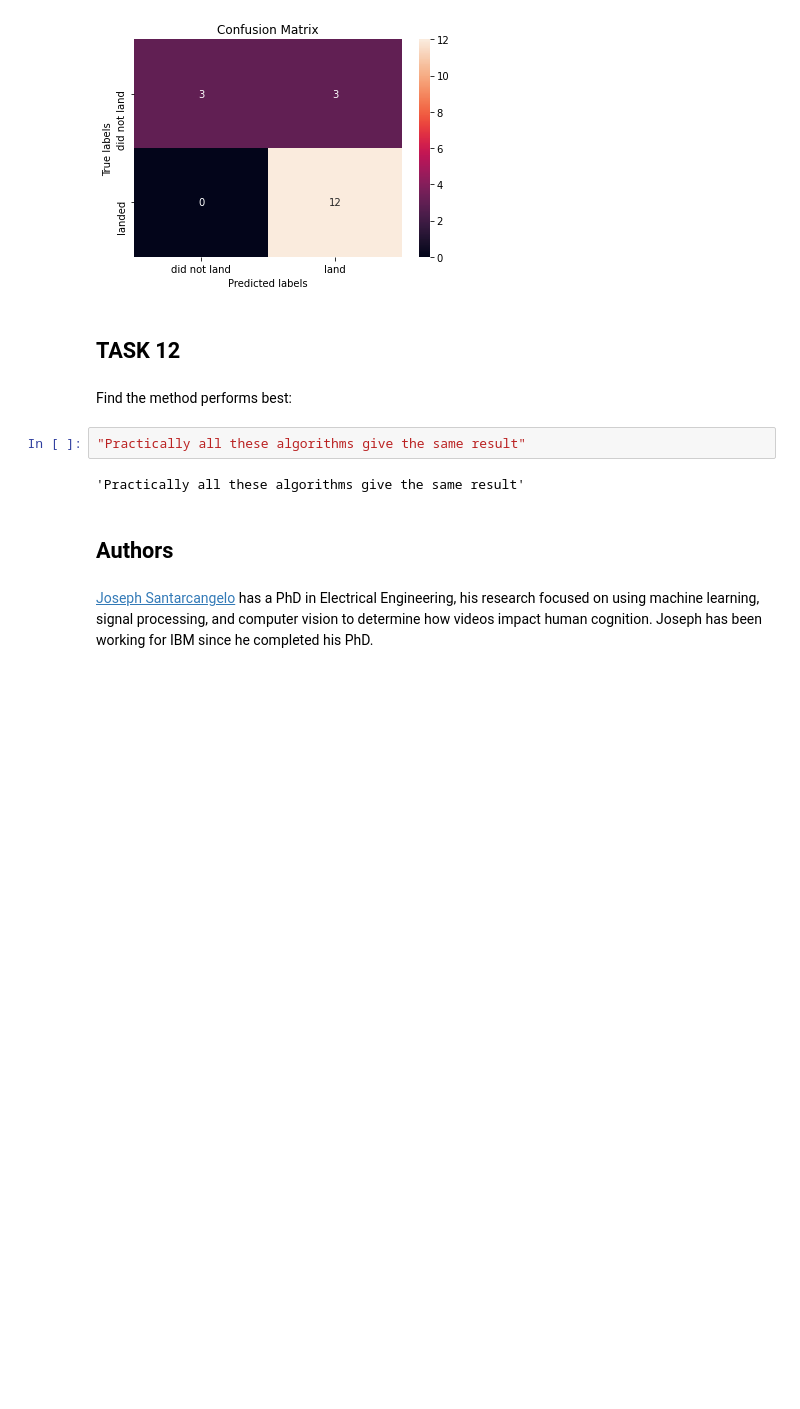
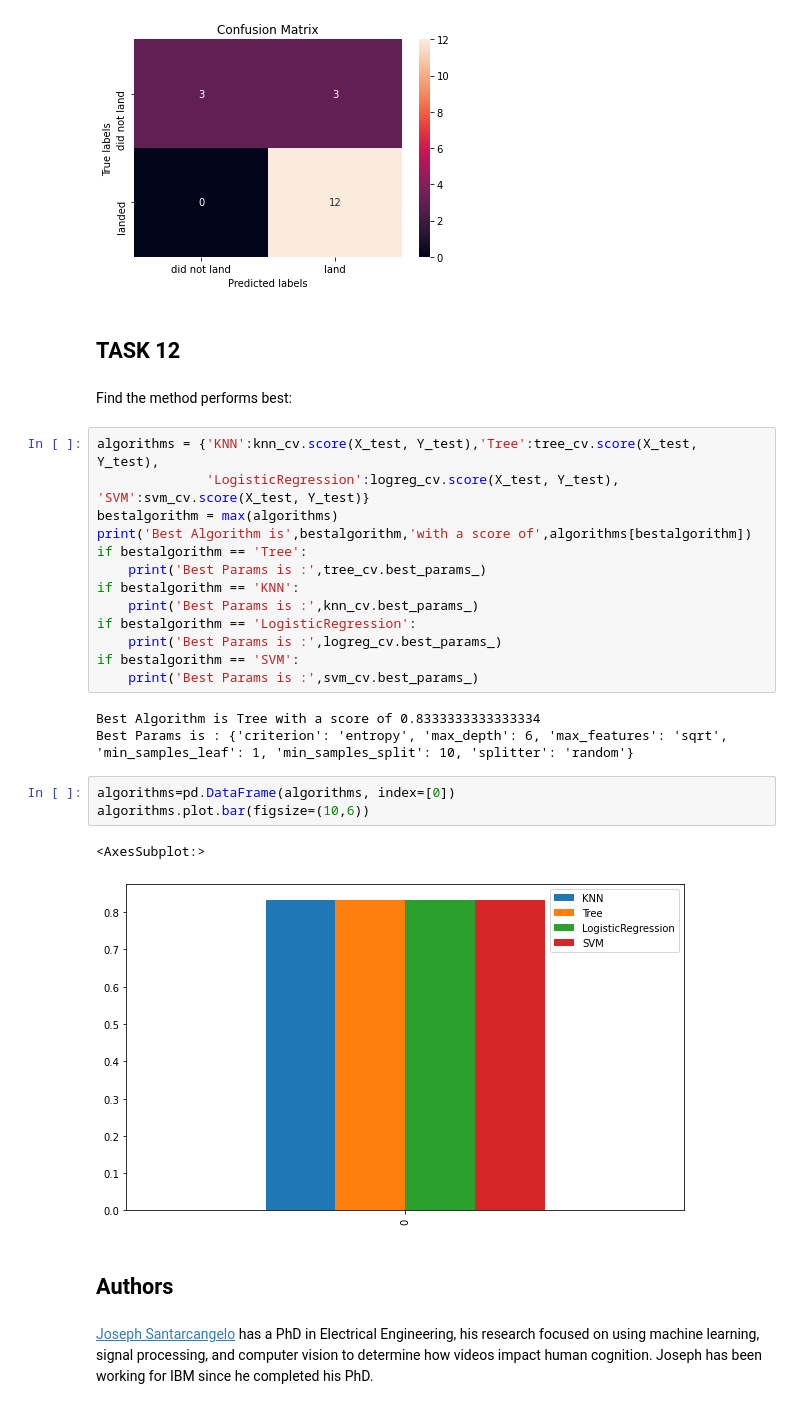
Before and after one commit to uzinminthant/final-project, a Jupyter notebook: ML prediction.ipynb, the cells around one changed output. Cells and saved outputs as stored; diff of their text form; blank space fills up the shorter version.

```diff
--- a/ML prediction.ipynb
+++ b/ML prediction.ipynb
@@ -323,10 +323,28 @@ plot_confusion_matrix(Y_test,yhat)
 ## TASK  12
 # %% [markdown]
 Find the method performs best:
-# %%
-"Practically all these algorithms give the same result"
-# %% [output]
-'Practically all these algorithms give the same result'
+# %%
+algorithms = {'KNN':knn_cv.score(X_test, Y_test),'Tree':tree_cv.score(X_test, Y_test),
+              'LogisticRegression':logreg_cv.score(X_test, Y_test), 'SVM':svm_cv.score(X_test, Y_test)}
+bestalgorithm = max(algorithms)
+print('Best Algorithm is',bestalgorithm,'with a score of',algorithms[bestalgorithm])
+if bestalgorithm == 'Tree':
+    print('Best Params is :',tree_cv.best_params_)
+if bestalgorithm == 'KNN':
+    print('Best Params is :',knn_cv.best_params_)
+if bestalgorithm == 'LogisticRegression':
+    print('Best Params is :',logreg_cv.best_params_)
+if bestalgorithm == 'SVM':
+    print('Best Params is :',svm_cv.best_params_)
+# %% [output]
+Best Algorithm is Tree with a score of 0.8333333333333334
+Best Params is : {'criterion': 'entropy', 'max_depth': 6, 'max_features': 'sqrt', 'min_samples_leaf': 1, 'min_samples_split': 10, 'splitter': 'random'}
+# %%
+algorithms=pd.DataFrame(algorithms, index=[0])
+algorithms.plot.bar(figsize=(10,6))
+# %% [output]
+<AxesSubplot:>
+[figure, added]
 # %% [markdown]
 ## Authors
 # %% [markdown]
```
Also changed, not shown: parts of 1 cell of this notebook.
